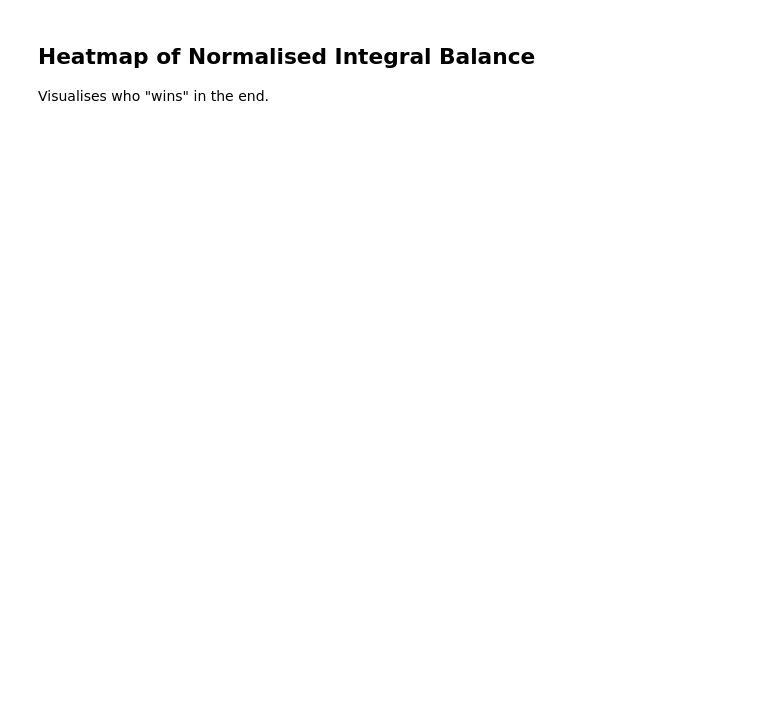
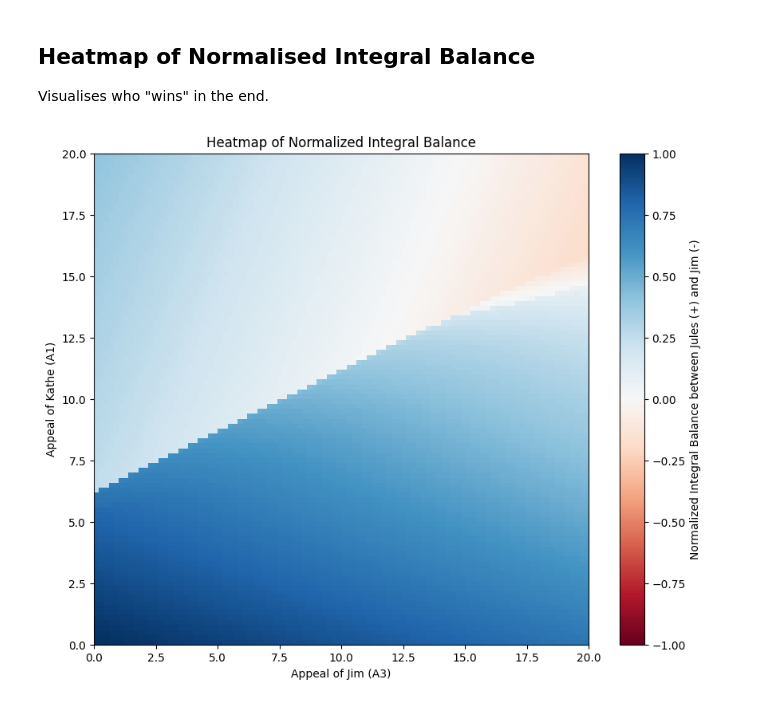
Before and after one commit to sandor-battaglini-fischer/complex-system-simulation, a Jupyter notebook: sandor_triangular.ipynb, the cells around one changed output. Saved outputs shown, nothing was run; the diff lists cells and outputs as text; code cells hidden in the pictures; blank space fills up the shorter version.

```diff
--- a/sandor_triangular.ipynb
+++ b/sandor_triangular.ipynb
@@ -103,15 +107,17 @@ Visualises who "wins" in the end.
 # %%
 t = np.linspace(0, 50, 1000)
 initial_conditions = [0, 0, 0, 0]
-a1_range = np.linspace(0, 20, 10)
-a3_range = np.linspace(0, 20, 10)
+a1_range = np.linspace(0, 20, 100)
+a3_range = np.linspace(0, 20, 100)
 
 """ Increase to 100-250 for a more accurate heatmap """
 
 
 
 # Generate heatmap data
 heatmap_data = triheat.generate_heatmap_data(a3_range, a1_range, initial_conditions, params, t)
 
 # Plot the heatmap
 triheat.plot_integral_balance_heatmap(a3_range, a1_range, heatmap_data)
+# %% [output]
+[figure, added]
```
Also changed, not shown: parts of 2 cells of this notebook, 9 other files.
